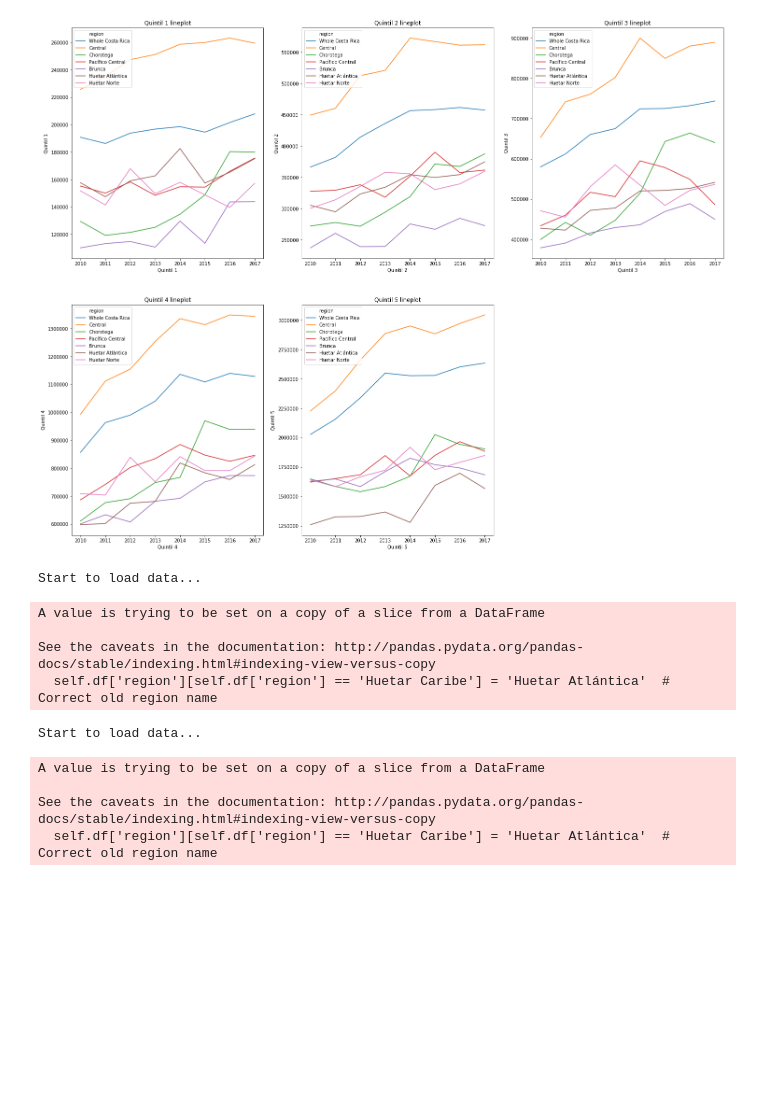
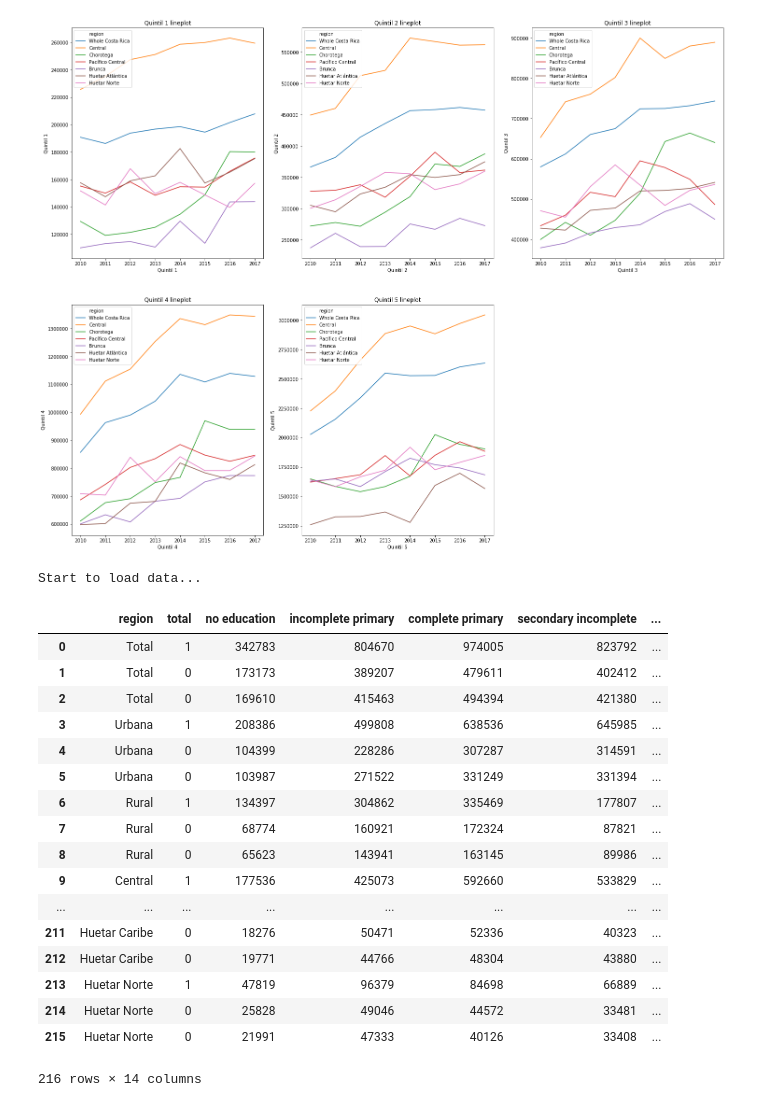
Before and after one commit to zhaomh1998/ece143, a Jupyter notebook: Household_characteristics.ipynb, the cells around one changed output. Drawn from its saved outputs; the diff is of its cells as text; code cells hidden in the pictures; blank space fills up the shorter version.

```diff
--- a/Household_characteristics.ipynb
+++ b/Household_characteristics.ipynb
@@ -177,18 +177,27 @@ for i, col in enumerate(['Quintil 1','Quintil 2','Quintil 3','Quintil 4','Quinti
 # %% [output]
 [figure]
 # %%
-edu = preprocessing.INECDataSet('edu').get_dataset()
+edu = preprocessing.INECDataSet('edu_lvl').get_dataset()
 # %% [output]
 Start to load data...
-A value is trying to be set on a copy of a slice from a DataFrame
-
-See the caveats in the documentation: http://pandas.pydata.org/pandas-docs/stable/indexing.html#indexing-view-versus-copy
-  self.df['region'][self.df['region'] == 'Huetar Caribe'] = 'Huetar Atlántica'  # Correct old region name
-# %%
-edu = preprocessing.INECDataSet('edu').get_dataset()
-# %% [output]
-Start to load data...
-A value is trying to be set on a copy of a slice from a DataFrame
-
-See the caveats in the documentation: http://pandas.pydata.org/pandas-docs/stable/indexing.html#indexing-view-versus-copy
-  self.df['region'][self.df['region'] == 'Huetar Caribe'] = 'Huetar Atlántica'  # Correct old region name
+# %%
+edu
+# %% [output]
+|  | region | total | no education | incomplete primary | complete primary | secondary incomplete | ... |
+| 0 | Total | 1 | 342783 | 804670 | 974005 | 823792 | ... |
+| 1 | Total | 0 | 173173 | 389207 | 479611 | 402412 | ... |
+| 2 | Total | 0 | 169610 | 415463 | 494394 | 421380 | ... |
+| 3 | Urbana | 1 | 208386 | 499808 | 638536 | 645985 | ... |
+| 4 | Urbana | 0 | 104399 | 228286 | 307287 | 314591 | ... |
+| 5 | Urbana | 0 | 103987 | 271522 | 331249 | 331394 | ... |
+| 6 | Rural | 1 | 134397 | 304862 | 335469 | 177807 | ... |
+| 7 | Rural | 0 | 68774 | 160921 | 172324 | 87821 | ... |
+| 8 | Rural | 0 | 65623 | 143941 | 163145 | 89986 | ... |
+| 9 | Central | 1 | 177536 | 425073 | 592660 | 533829 | ... |
+| ... | ... | ... | ... | ... | ... | ... | ... |
+| 211 | Huetar Caribe | 0 | 18276 | 50471 | 52336 | 40323 | ... |
+| 212 | Huetar Caribe | 0 | 19771 | 44766 | 48304 | 43880 | ... |
+| 213 | Huetar Norte | 1 | 47819 | 96379 | 84698 | 66889 | ... |
+| 214 | Huetar Norte | 0 | 25828 | 49046 | 44572 | 33481 | ... |
+| 215 | Huetar Norte | 0 | 21991 | 47333 | 40126 | 33408 | ... |
+216 rows × 14 columns
```
Also changed, not shown: parts of 10 cells of this notebook.
